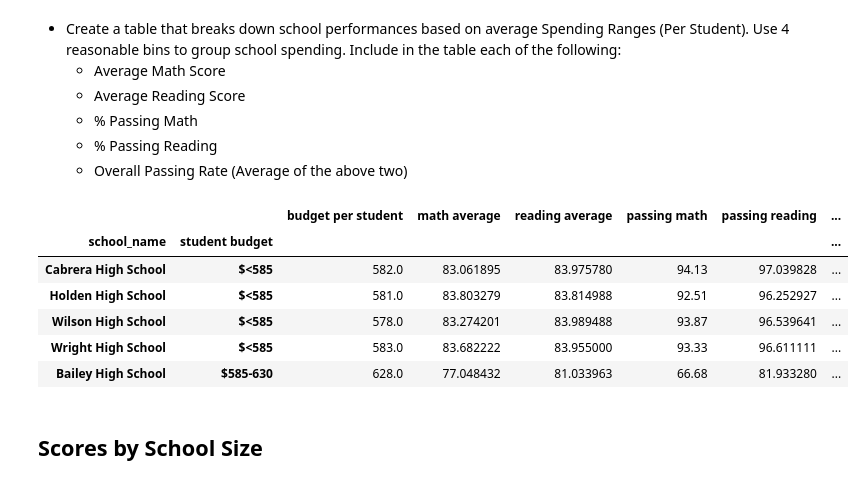
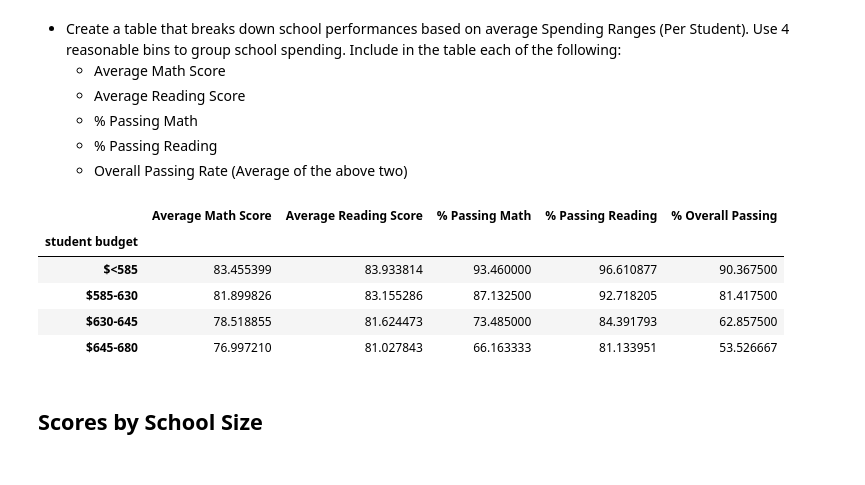
Before and after one commit to HaifaNajdawi/python_pandas-data-analysis-, a Jupyter notebook: PyCitySchools/PyCitySchools_starter.ipynb, the cells around one changed output. Drawn from its saved outputs; the diff is of its cells as text; code cells hidden in the pictures.

Commit message:
score by school spending

```diff
--- a/PyCitySchools/PyCitySchools_starter.ipynb
+++ b/PyCitySchools/PyCitySchools_starter.ipynb
@@ -297,61 +297,60 @@ math_grades_df
   * % Passing Reading
   * Overall Passing Rate (Average of the above two)
 # %%
- grouped_school_name =school_data_complete.groupby(['school_name'])
-total_school_budget =grouped_school_name["budget"].mean()
-total_school_budget
-budget_per_student = total_school_budget/ schools_counts
-budget_per_student
-average_math = grouped_school_name["math_score"].mean()
-average_reading=grouped_school_name["reading_score"].mean()
-read= school_data_complete.loc[school_data_complete["reading_score"] >= 70]
- read.head()
-passing_read = read.groupby(["school_name"]).count()["student_name"]/school_names*100
-math = school_data_complete.loc[school_data_complete["math_score"] >= 70]
-passing_math =round( math.groupby(["school_name"]).count()["student_name"] / school_names*100,2)
-math_reading =school_data_complete.loc[(school_data_complete["math_score"] >= 70) & (school_data_complete["reading_score"] >= 70)]
-passing_math_reading =round(math_reading.groupby(["school_name"]).count()["student_name"]/schools_counts*100,2)
+#  grouped_school_name =school_data_complete.groupby(['school_name'])
+# total_school_budget =grouped_school_name["budget"].mean()
+# total_school_budget
+# budget_per_student = total_school_budget/ schools_counts
+# budget_per_student
+# average_math = grouped_school_name["math_score"].mean()
+# average_reading=grouped_school_name["reading_score"].mean()
+# read= school_data_complete.loc[school_data_complete["reading_score"] >= 70]
+#  read.head()
+# passing_read = read.groupby(["school_name"]).count()["student_name"]/school_names*100
+# math = school_data_complete.loc[school_data_complete["math_score"] >= 70]
+# passing_math =round( math.groupby(["school_name"]).count()["student_name"] / school_names*100,2)
+# math_reading =school_data_complete.loc[(school_data_complete["math_score"] >= 70) & (school_data_complete["reading_score"] >= 70)]
+# passing_math_reading =round(math_reading.groupby(["school_name"]).count()["student_name"]/schools_counts*100,2)
 
 
 
 budget_per_sctudent_df = pd.DataFrame({"budget per student":budget_per_student,"math average":average_math,"reading average":average_reading,"passing math":passing_math,"passing reading":passing_read,"overall passing":passing_math_reading})
 budget_per_sctudent_df
 
+
 bins = [0,585,630,645,680]
 label_group = ["$<585","$585-630","$630-645","$645-680"]
 budget_per_sctudent_df["student budget"] = pd.cut(budget_per_sctudent_df["budget per student"], bins,labels=label_group, include_lowest=True)
-budget_per_sctudent_df
+budget_per_sctudent_df.reset_index(inplace = True)
 budget_per_sctudent_df.set_index(["student budget"], inplace = True,
-                    append = True, drop = True)
+                     append = True, drop = True)
+
+
+
 
 student_budget_df = budget_per_sctudent_df.sort_values("student budget")
 student_budget_df.head()
 
 
-# student_budget_group = budget_per_sctudent_df.groupby(["student budget"])
-# math_budget = student_budget_group["math average"].mean()
-# math_average.head()
+group_budget_math= budget_per_sctudent_df.groupby(["student budget"]).mean()["math average"]
+group_budget_reading = budget_per_sctudent_df.groupby(["student budget"]).mean()["reading average"]
+group_budget_reading
+group_budget_passing_math = budget_per_sctudent_df.groupby(["student budget"]).mean()["passing math"]
+group_budget_passing_reading = budget_per_sctudent_df.groupby(["student budget"]).mean()["passing reading"]
+group_budget_overall= budget_per_sctudent_df.groupby(["student budget"]).mean()["overall passing"]
 
-
-
-
-
-
-# passing_read.head()
-# # passing_math_average = passing_math.groupby["school_name"].mean()
-# #passing_math.head()
-# # bins = [0,585,630,645,680]
-
-
-# # total_school_budget["Average math score"] = pd.cut(total_school_budget["math_score"], bins,include_lowest=True)
+Scores_by_School_Spending = pd.DataFrame({"Average Math Score":group_budget_math,"Average Reading Score":group_budget_reading,
+"% Passing Math":group_budget_passing_math,
+"% Passing Reading":group_budget_passing_reading,
+"% Overall Passing":group_budget_overall})
+Scores_by_School_Spending.head()
 # %% [output]
-|  |  | budget per student | math average | reading average | passing math | passing reading | ... |
-| school_name | student budget |  |  |  |  |  | ... |
-| Cabrera High School | $<585 | 582.0 | 83.061895 | 83.975780 | 94.13 | 97.039828 | ... |
-| Holden High School | $<585 | 581.0 | 83.803279 | 83.814988 | 92.51 | 96.252927 | ... |
-| Wilson High School | $<585 | 578.0 | 83.274201 | 83.989488 | 93.87 | 96.539641 | ... |
-| Wright High School | $<585 | 583.0 | 83.682222 | 83.955000 | 93.33 | 96.611111 | ... |
-| Bailey High School | $585-630 | 628.0 | 77.048432 | 81.033963 | 66.68 | 81.933280 | ... |
+|  | Average Math Score | Average Reading Score | % Passing Math | % Passing Reading | % Overall Passing |
+| student budget |  |  |  |  |  |
+| $<585 | 83.455399 | 83.933814 | 93.460000 | 96.610877 | 90.367500 |
+| $585-630 | 81.899826 | 83.155286 | 87.132500 | 92.718205 | 81.417500 |
+| $630-645 | 78.518855 | 81.624473 | 73.485000 | 84.391793 | 62.857500 |
+| $645-680 | 76.997210 | 81.027843 | 66.163333 | 81.133951 | 53.526667 |
 # %% [markdown]
 ## Scores by School Size
 # %% [markdown]
```
Also changed, not shown: parts of 2 cells of this notebook.
